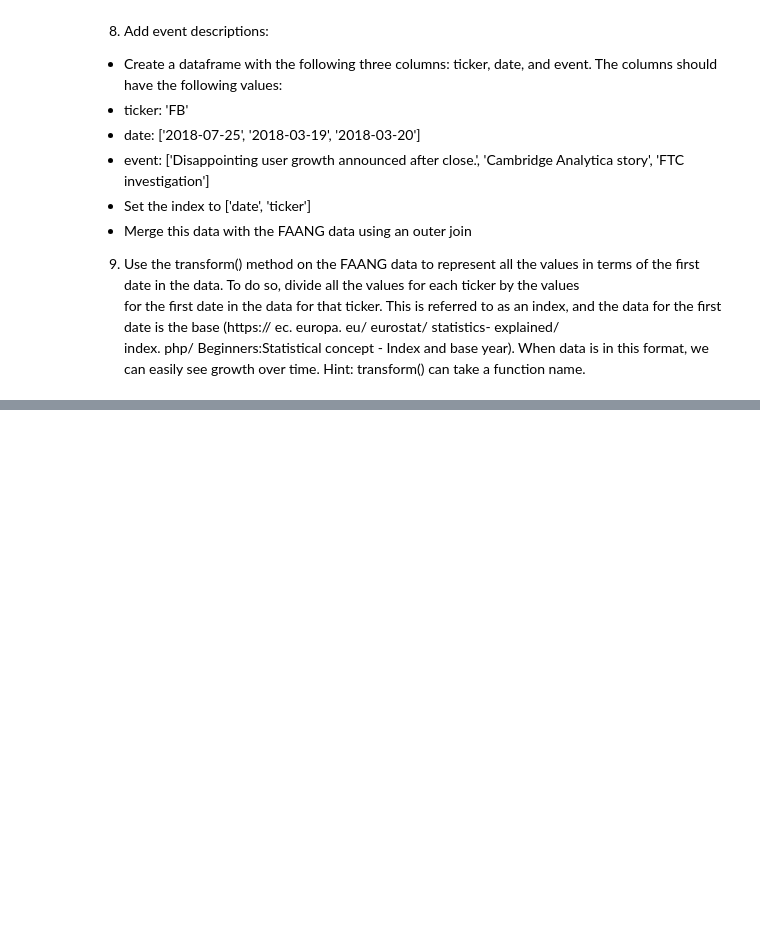
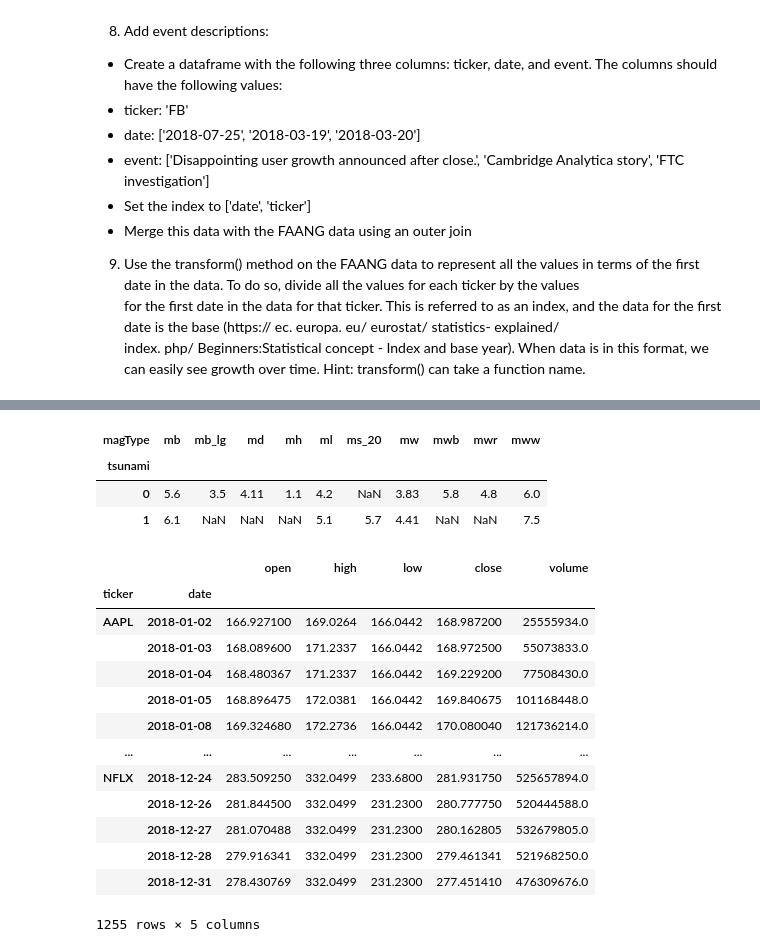
Before and after one commit to qlg-bermudez/CPE-311-Computational-Thinking-with-Python, a Jupyter notebook: HOA 8_1_AggregatingData_with_Pandas.ipynb, the cells around one changed output, grey strips where cells are left out. Saved outputs shown, nothing was run; the diff lists cells and outputs as text; code cells hidden in the pictures; blank space fills up the shorter version.

```diff
--- a/HOA 8_1_AggregatingData_with_Pandas.ipynb
+++ b/HOA 8_1_AggregatingData_with_Pandas.ipynb
@@ -51,0 +117,37 @@ index. php/ Beginners:Statistical concept -  Index and base year). When data is
+# %%
+pd.crosstab(
+    index=quakes.tsunami,
+    columns=quakes.magType,
+    values=quakes.mag,
+    aggfunc='max'
+)
+# %% [output]
+| magType | mb | mb_lg | md | mh | ml | ms_20 | mw | mwb | mwr | mww |
+| tsunami |  |  |  |  |  |  |  |  |  |  |
+| 0 | 5.6 | 3.5 | 4.11 | 1.1 | 4.2 | NaN | 3.83 | 5.8 | 4.8 | 6.0 |
+| 1 | 6.1 | NaN | NaN | NaN | 5.1 | 5.7 | 4.41 | NaN | NaN | 7.5 |
+# %%
+# Rolling 60-day aggregations grouped by ticker
+faang_rolling = faang.groupby('ticker').rolling('60D').agg({
+    'open': 'mean',
+    'high': 'max',
+    'low': 'min',
+    'close': 'mean',
+    'volume': 'sum'
+})
+faang_rolling
+# %% [output]
+|  |  | open | high | low | close | volume |
+| ticker | date |  |  |  |  |  |
+| AAPL | 2018-01-02 | 166.927100 | 169.0264 | 166.0442 | 168.987200 | 25555934.0 |
+|  | 2018-01-03 | 168.089600 | 171.2337 | 166.0442 | 168.972500 | 55073833.0 |
+|  | 2018-01-04 | 168.480367 | 171.2337 | 166.0442 | 169.229200 | 77508430.0 |
+|  | 2018-01-05 | 168.896475 | 172.0381 | 166.0442 | 169.840675 | 101168448.0 |
+|  | 2018-01-08 | 169.324680 | 172.2736 | 166.0442 | 170.080040 | 121736214.0 |
+| ... | ... | ... | ... | ... | ... | ... |
+| NFLX | 2018-12-24 | 283.509250 | 332.0499 | 233.6800 | 281.931750 | 525657894.0 |
+|  | 2018-12-26 | 281.844500 | 332.0499 | 231.2300 | 280.777750 | 520444588.0 |
+|  | 2018-12-27 | 281.070488 | 332.0499 | 231.2300 | 280.162805 | 532679805.0 |
+|  | 2018-12-28 | 279.916341 | 332.0499 | 231.2300 | 279.461341 | 521968250.0 |
+|  | 2018-12-31 | 278.430769 | 332.0499 | 231.2300 | 277.451410 | 476309676.0 |
+1255 rows × 5 columns
```
Also changed, not shown: parts of 8 cells of this notebook.
